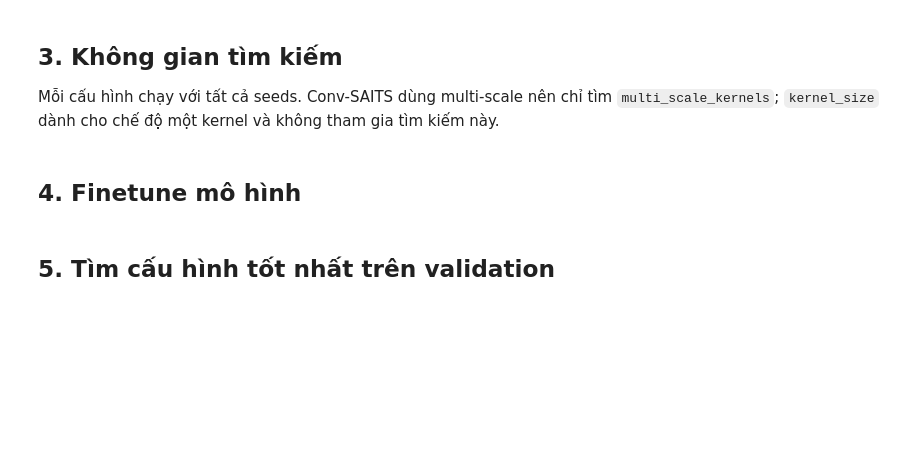
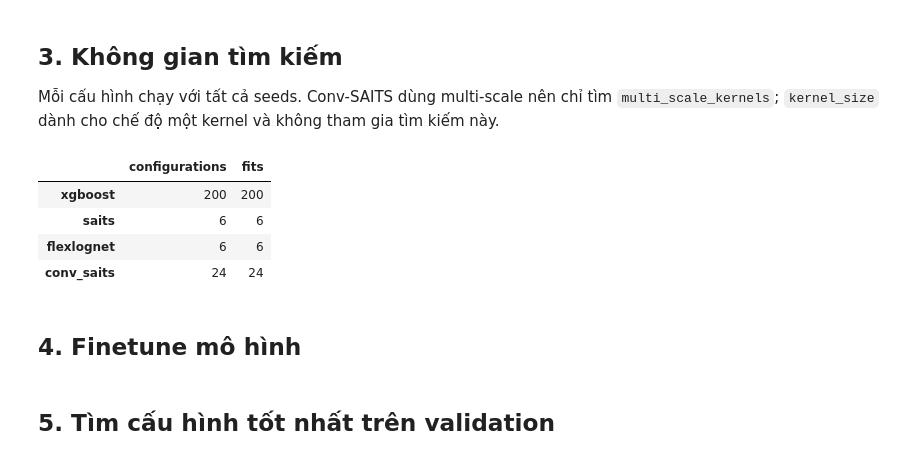
Before and after one commit to tranminhduc9/well-log-imputation, a Jupyter notebook: notebook/finetune_hyper.ipynb, the cells around one changed output. Cells and saved outputs as stored; diff of their text form; code cells hidden in the pictures; blank space fills up the shorter version.

```diff
--- a/notebook/finetune_hyper.ipynb
+++ b/notebook/finetune_hyper.ipynb
@@ -53,10 +57,6 @@ SEARCH_SPACES = {
         'max_depth': [2, 3, 4, 5, 6],
         'learning_rate': [0.01, 0.03, 0.05, 0.1],
         'n_estimators': list(range(100, 1001, 100)),
-    },
-    'brits': {
-        'hidden_size': [64, 128, 256],
-        'learning_rate': [5e-4, 1e-3],
     },
     'saits': {
         'd_model': [64, 128, 256],
@@ -76,43 +76,46 @@ SEARCH_SPACES = {
 FIXED_SETTINGS = {
     'locf': {'batch_size': BATCH_SIZE},
     'xgboost': {'batch_size': BATCH_SIZE},
-    'brits': {
-        'batch_size': BATCH_SIZE, 'consistency_weight': 0.1, 'weight_decay': 1e-5,
-        'validation_batch_size': 256,
-        'mit_weight': 1.0, 'mit_reduction': 'segment', 'masking_strategy': 'mixed',
-        'gradient_clip': 1.0, 'validation_metric': 'rmse', 'min_delta': 0.0,
-    },
     'saits': {
         'batch_size': BATCH_SIZE, 'd_inner': 128, 'n_layers': 2, 'n_heads': 4,
         'ort_weight': 1.0, 'mit_weight': 1.0, 'mit_reduction': 'segment', 'min_delta': 0.0,
     },
     'flexlognet': {
         'batch_size': BATCH_SIZE, 'resample_factors': (4, 8, 16), 'dropout': 0.1,
         'ssim_weight': 1.0, 'statistics_weight': 0.5, 'mean_weight': 4.0,
         'gradient_clip': 1.0, 'min_delta': 0.0,
     },
     'conv_saits': {
         'batch_size': BATCH_SIZE, 'd_inner': 128, 'n_layers': 2, 'n_heads': 4,
         'conv_expansion': 2, 'multi_scale_conv': True, 'depth_encoding': False,
         'masking_strategy': 'mixed', 'mit_reduction': 'segment',
         'ort_weight': 1.0, 'mit_weight': 1.0, 'min_delta': 0.0,
         'masking_rate': 0.2, 'independent_shuffle': True,
         'gap_aware_gate': False, 'decoder': 'shared',
     },
 }
 GRIDS = {name: list(ParameterGrid(space)) for name, space in SEARCH_SPACES.items()}
 search_size = pd.DataFrame({
     'configurations': {name: len(grid) for name, grid in GRIDS.items()},
 })
 search_size['fits'] = search_size['configurations'] * len(SEEDS)
 display(search_size)
 save_json(OUTPUT_DIR / 'search_protocol.json', {
     'search_spaces': SEARCH_SPACES, 'fixed_settings': FIXED_SETTINGS,
     'seeds': SEEDS, 'epochs': NEURAL_EPOCHS, 'patience': NEURAL_PATIENCE,
     'data_root': str(DATA_ROOT), 'device': DEVICE, 'batch_size': BATCH_SIZE,
     'evaluate_test': False,
+    'trial_index': '1-based order from sklearn.model_selection.ParameterGrid per model',
+    'top_k': 3,
+    'curve_monitor': {'xgboost': 'Block-20 per log', 'neural': 'mean across four scenarios'},
     'selection': 'Mean validation RMSE across scenarios and seeds',
 })
+# %% [output]
+|  | configurations | fits |
+| xgboost | 200 | 200 |
+| saits | 6 | 6 |
+| flexlognet | 6 | 6 |
+| conv_saits | 24 | 24 |
 # %% [markdown]
 ## 4. Finetune mô hình
 # %%
```
Also changed, not shown: parts of 8 cells of this notebook, 14 other files.
